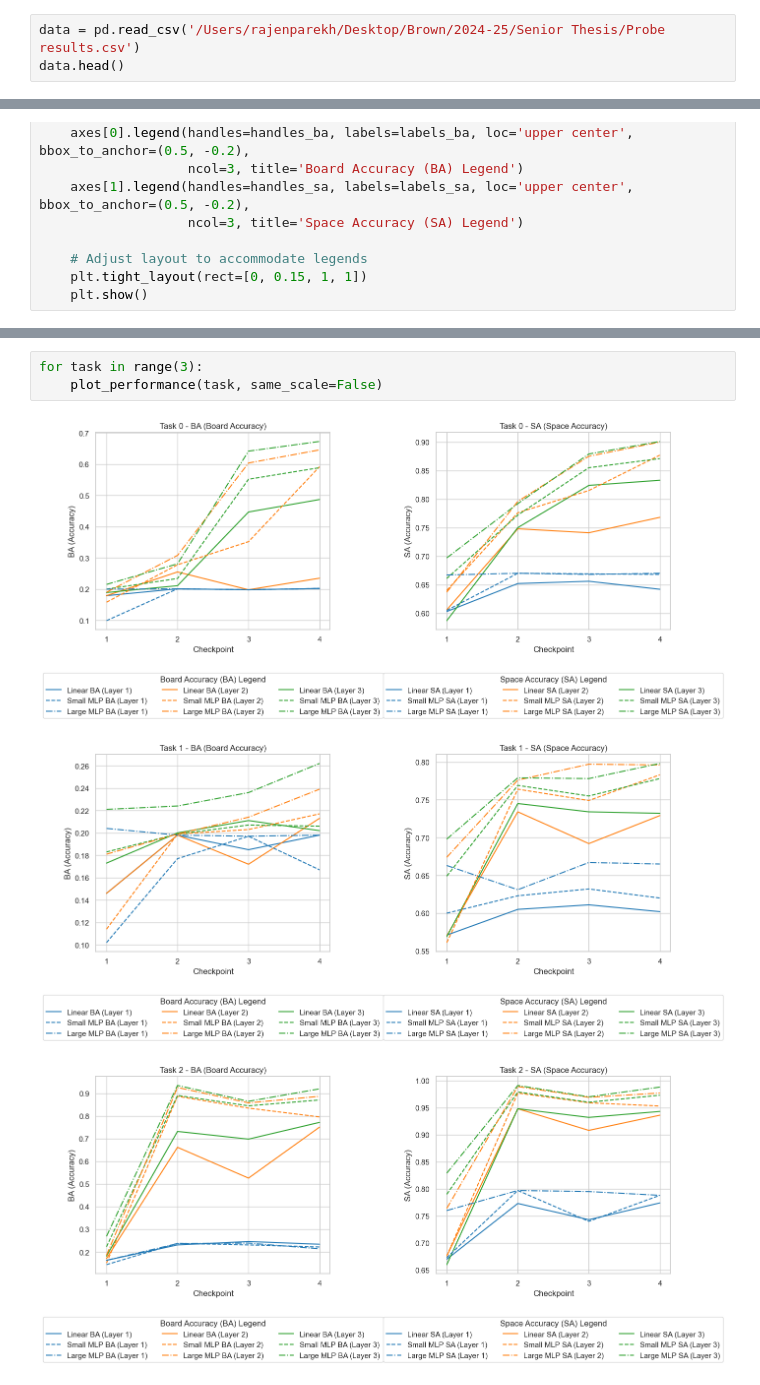
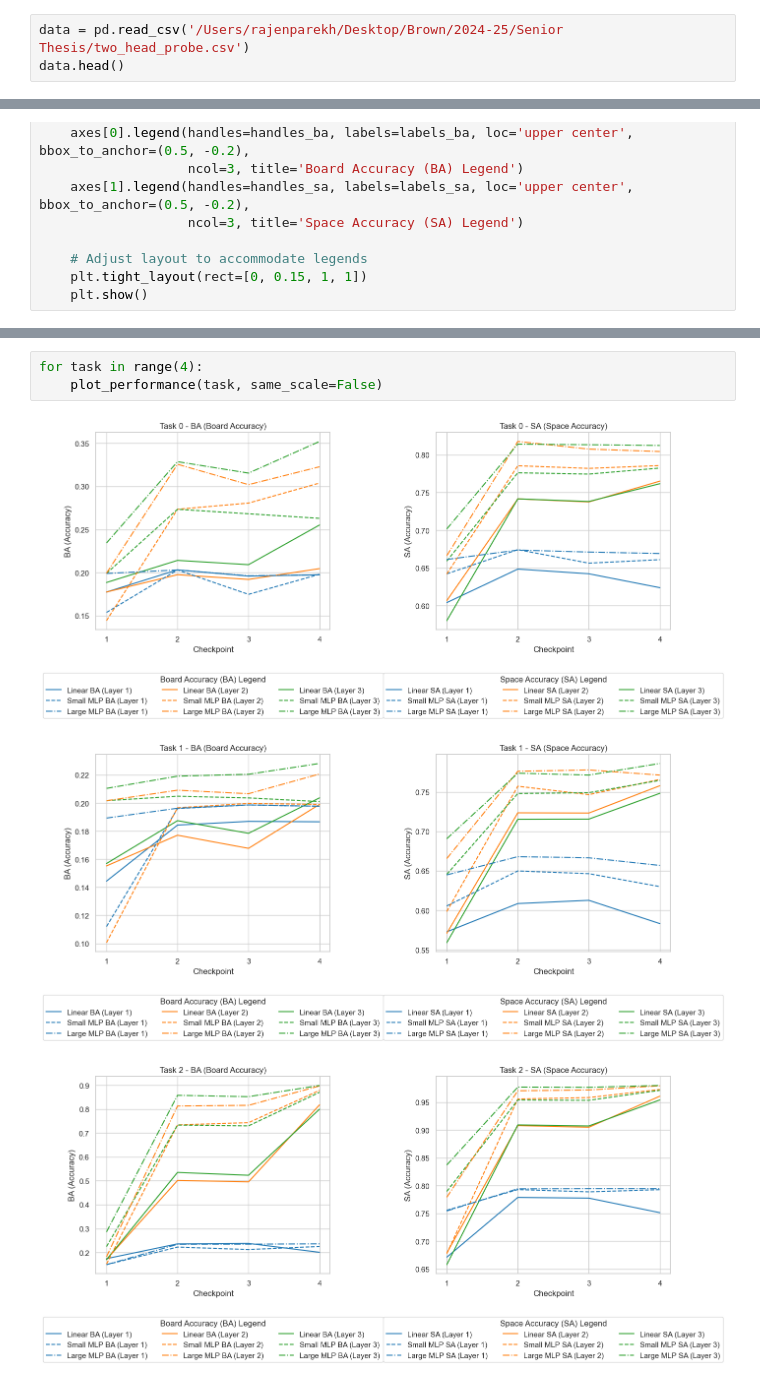
Before and after one commit to rajennparekh/game-thesis, a Jupyter notebook: mnk_transformer/probe_results.ipynb, the cells around one changed output, grey strips where cells are left out. Drawn from its saved outputs; the diff is of its cells as text.

```diff
--- a/mnk_transformer/probe_results.ipynb
+++ b/mnk_transformer/probe_results.ipynb
@@ -4,7 +4,7 @@ import matplotlib.pyplot as plt
 import seaborn as sns
 sns.set(style="whitegrid")
 # %%
-data = pd.read_csv('/Users/rajenparekh/Desktop/Brown/2024-25/Senior Thesis/Probe results.csv')
+data = pd.read_csv('/Users/rajenparekh/Desktop/Brown/2024-25/Senior Thesis/two_head_probe.csv')
 data.head()
 # %% [output]
 |  | Layer | Checkpoint | Task | Linear BA | Small MLP BA | Large MLP BA | Linear SA | Small MLP SA | ... |
@@ -128,9 +130,9 @@ def compare_tasks_by_model_and_layer(task0=None, task1=None, task2=None):
         plt.tight_layout()
         plt.show()
 # %%
-for task in range(3):
+for task in range(4):
     plot_performance(task, same_scale=False)
 # %% [output]
-[figure, old version]
+[figure, new version]
-[figure, old version]
+[figure, new version]
-[figure, old version]
+[figure, new version]
```
Also changed, not shown: parts of 4 cells of this notebook, 6 other files.
